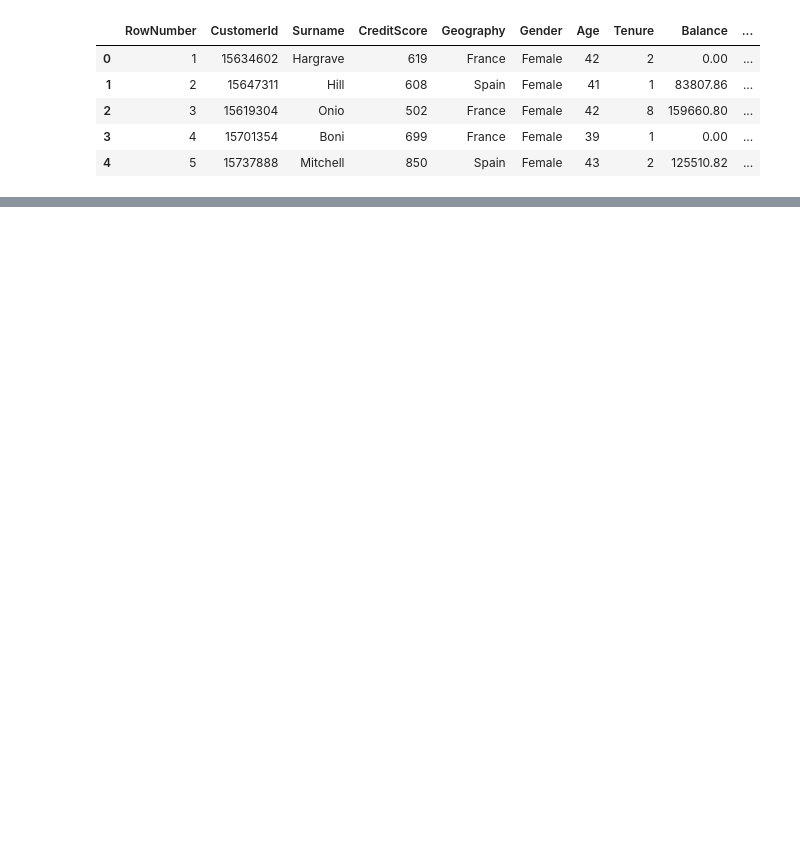
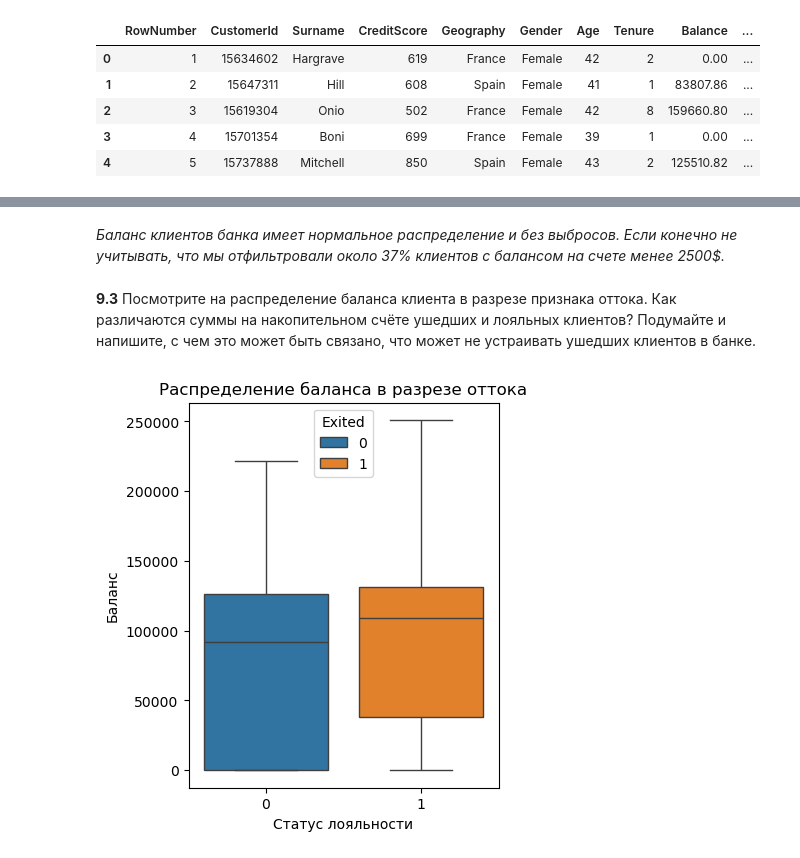
Before and after one commit to thetitorenko/sf_dspr, a Jupyter notebook: practice/PYTHON-13/PYTHON_13_Визуализация.ipynb, the cells around one changed output, grey strips where cells are left out. Cells and saved outputs as stored; diff of their text form; code cells hidden in the pictures; blank space fills up the shorter version.

```diff
--- a/practice/PYTHON-13/PYTHON_13_Визуализация.ipynb
+++ b/practice/PYTHON-13/PYTHON_13_Визуализация.ipynb
@@ -31,0 +148,15 @@ Exited — статус лояльности (1 — ушедший клиент,
+# %% [markdown]
+_Баланс клиентов банка имеет нормальное распределение и без выбросов. Если конечно не учитывать, что мы отфильтровали около 37% клиентов с балансом на счете менее 2500$._
+# %% [markdown]
+**9.3** Посмотрите на распределение баланса клиента в разрезе признака оттока. Как различаются суммы на накопительном счёте ушедших и лояльных клиентов? Подумайте и напишите, с чем это может быть связано, что может не устраивать ушедших клиентов в банке.
+# %%
+# Строим коробчатую диаграмму распределения баланса в разрезе оттока
+fig = plt.figure(figsize=(4, 5))
+box = sns.boxplot(churn_data, x='Exited', y='Balance', hue='Exited')
+box.set_title('Распределение баланса в разрезе оттока')
+box.set_xlabel('Статус лояльности')
+box.set_ylabel('Баланс')
+
+plt.show()
+# %% [output]
+[figure, added]
```
Also changed, not shown: parts of 27 cells of this notebook.
